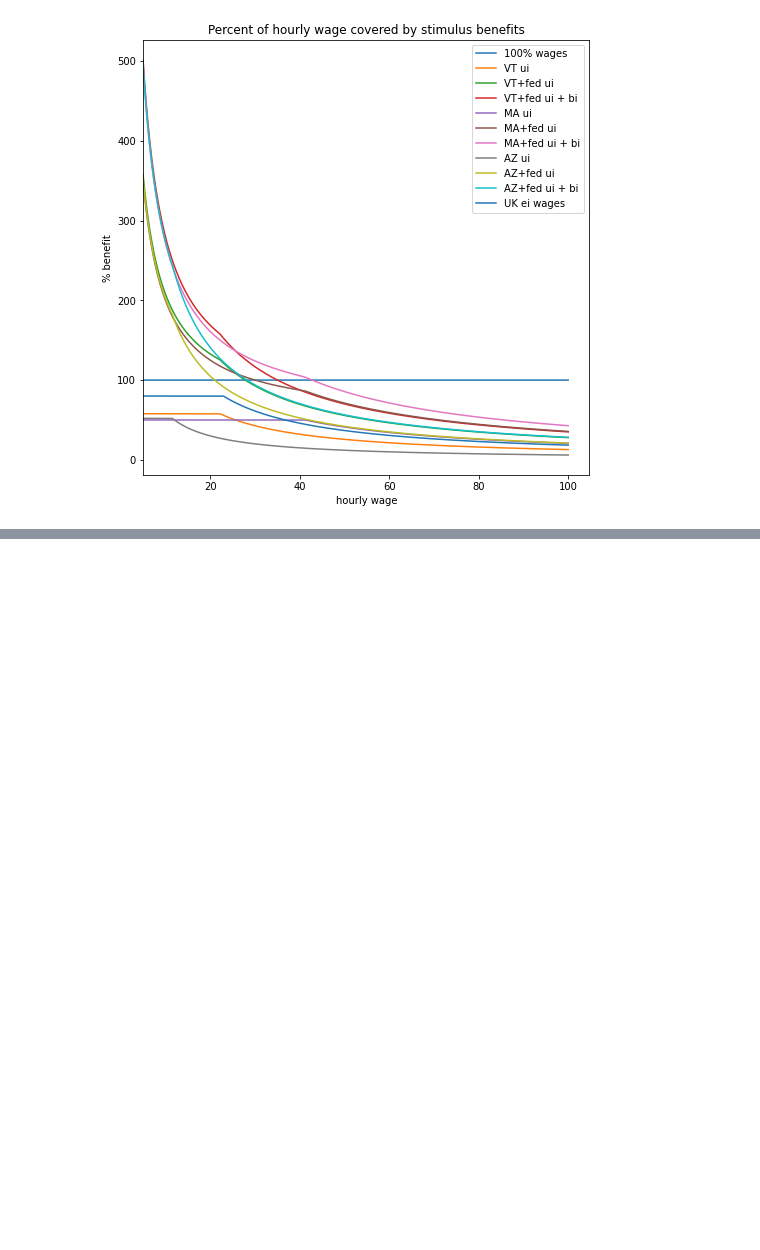
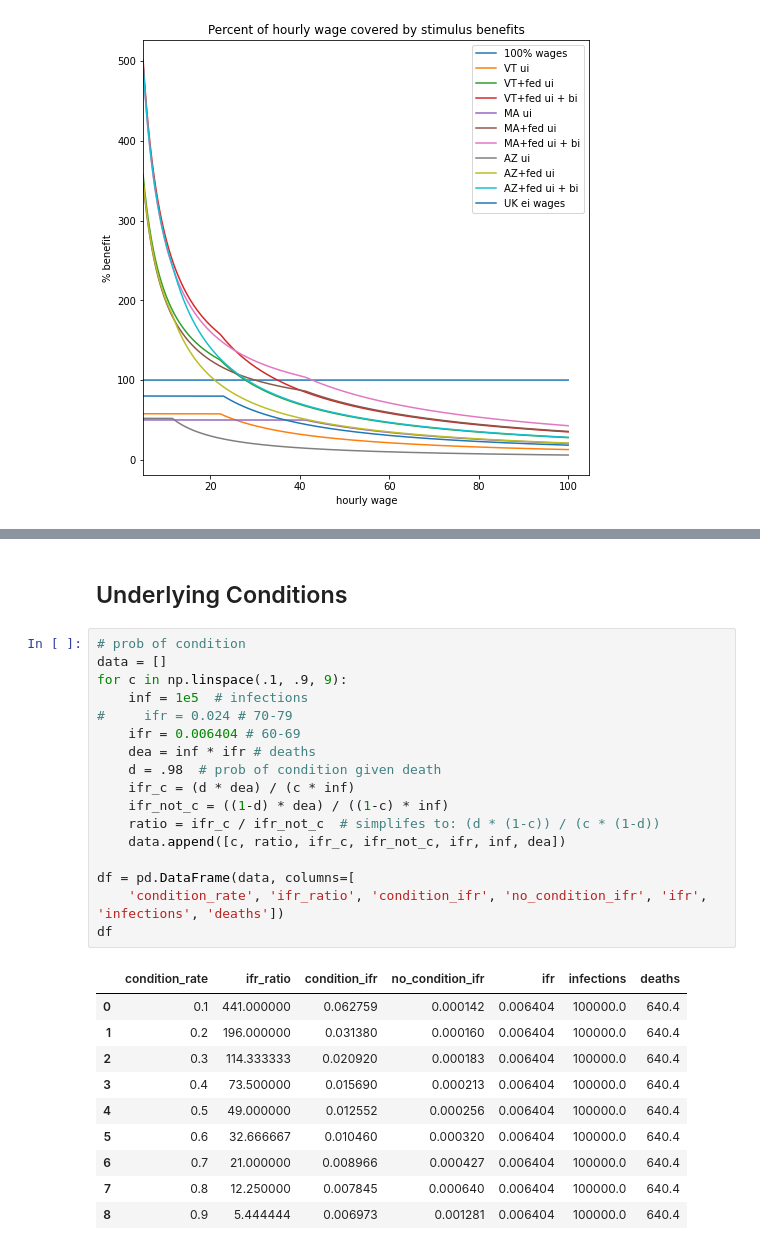
Before and after one commit to todddeluca/coronavirus, a Jupyter notebook: coronavirus_playground.ipynb, the cells around one changed output, grey strips where cells are left out. Cells and saved outputs as stored; diff of their text form; blank space fills up the shorter version.

```diff
--- a/coronavirus_playground.ipynb
+++ b/coronavirus_playground.ipynb
@@ -237,0 +280,30 @@ az_fed_ui_zero 21.0
+# %% [markdown]
+## Underlying Conditions
+# %%
+# prob of condition
+data = []
+for c in np.linspace(.1, .9, 9):
+    inf = 1e5  # infections
+#     ifr = 0.024 # 70-79
+    ifr = 0.006404 # 60-69
+    dea = inf * ifr # deaths
+    d = .98  # prob of condition given death
+    ifr_c = (d * dea) / (c * inf)
+    ifr_not_c = ((1-d) * dea) / ((1-c) * inf)
+    ratio = ifr_c / ifr_not_c  # simplifes to: (d * (1-c)) / (c * (1-d))
+    data.append([c, ratio, ifr_c, ifr_not_c, ifr, inf, dea])
+
+df = pd.DataFrame(data, columns=[
+    'condition_rate', 'ifr_ratio', 'condition_ifr', 'no_condition_ifr', 'ifr', 'infections', 'deaths'])
+df
+# %% [output]
+|  | condition_rate | ifr_ratio | condition_ifr | no_condition_ifr | ifr | infections | deaths |
+| 0 | 0.1 | 441.000000 | 0.062759 | 0.000142 | 0.006404 | 100000.0 | 640.4 |
+| 1 | 0.2 | 196.000000 | 0.031380 | 0.000160 | 0.006404 | 100000.0 | 640.4 |
+| 2 | 0.3 | 114.333333 | 0.020920 | 0.000183 | 0.006404 | 100000.0 | 640.4 |
+| 3 | 0.4 | 73.500000 | 0.015690 | 0.000213 | 0.006404 | 100000.0 | 640.4 |
+| 4 | 0.5 | 49.000000 | 0.012552 | 0.000256 | 0.006404 | 100000.0 | 640.4 |
+| 5 | 0.6 | 32.666667 | 0.010460 | 0.000320 | 0.006404 | 100000.0 | 640.4 |
+| 6 | 0.7 | 21.000000 | 0.008966 | 0.000427 | 0.006404 | 100000.0 | 640.4 |
+| 7 | 0.8 | 12.250000 | 0.007845 | 0.000640 | 0.006404 | 100000.0 | 640.4 |
+| 8 | 0.9 | 5.444444 | 0.006973 | 0.001281 | 0.006404 | 100000.0 | 640.4 |
```
Also changed, not shown: parts of 2 cells of this notebook, 13 other files.
